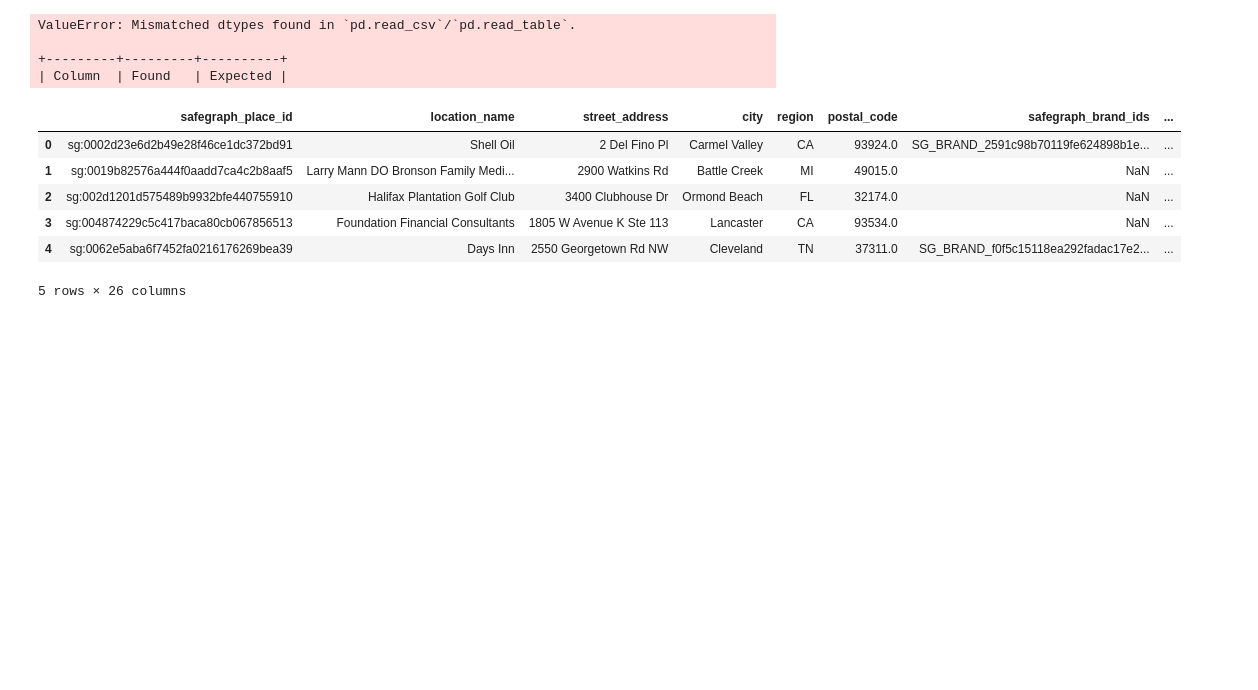
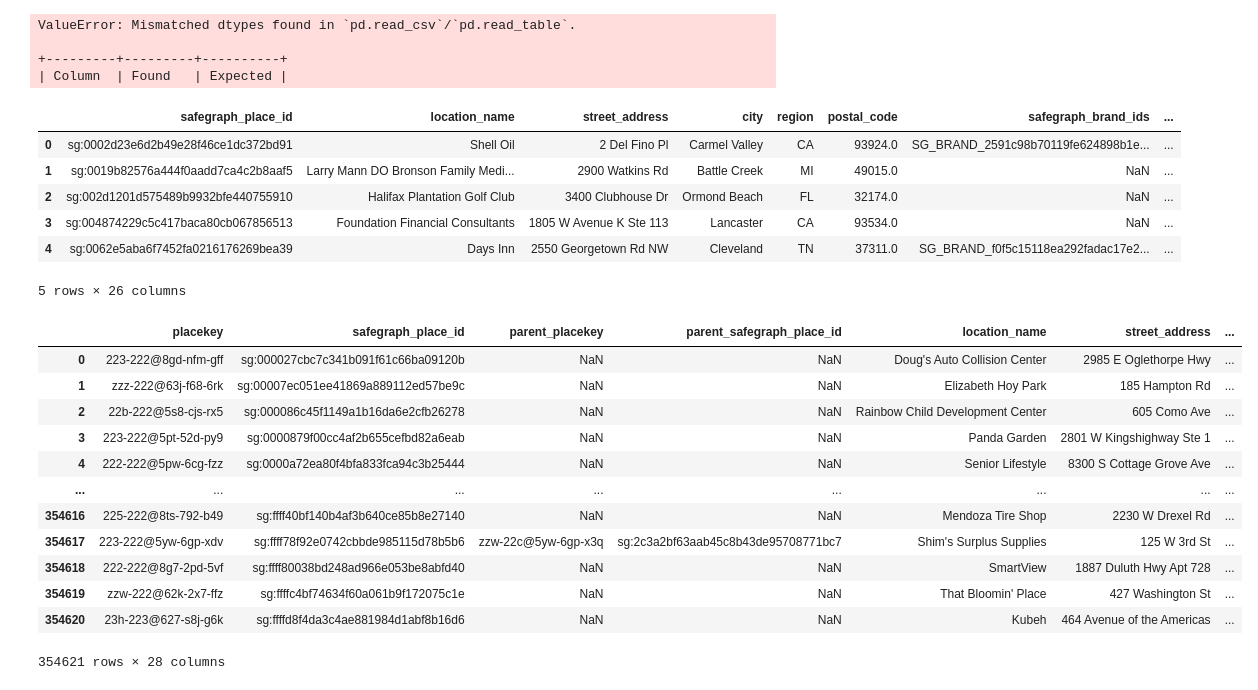
Before and after one commit to gladcolor/safegraph_code, a Jupyter notebook: patterns.ipynb, the cells around one changed output. Drawn from its saved outputs; the diff is of its cells as text; code cells hidden in the pictures; blank space fills up the shorter version.

```diff
--- a/patterns.ipynb
+++ b/patterns.ipynb
@@ -161,3 +232,19 @@ df.head(5)
 | 3 | sg:004874229c5c417baca80cb067856513 | Foundation Financial Consultants | 1805 W Avenue K Ste 113 | Lancaster | CA | 93534.0 | NaN | ... |
 | 4 | sg:0062e5aba6f7452fa0216176269bea39 | Days Inn | 2550 Georgetown Rd NW | Cleveland | TN | 37311.0 | SG_BRAND_f0f5c15118ea292fadac17e2... | ... |
 5 rows × 26 columns
+# %%
+df
+# %% [output]
+|  | placekey | safegraph_place_id | parent_placekey | parent_safegraph_place_id | location_name | street_address | ... |
+| 0 | 223-222@8gd-nfm-gff | sg:000027cbc7c341b091f61c66ba09120b | NaN | NaN | Doug's Auto Collision Center | 2985 E Oglethorpe Hwy | ... |
+| 1 | zzz-222@63j-f68-6rk | sg:00007ec051ee41869a889112ed57be9c | NaN | NaN | Elizabeth Hoy Park | 185 Hampton Rd | ... |
+| 2 | 22b-222@5s8-cjs-rx5 | sg:000086c45f1149a1b16da6e2cfb26278 | NaN | NaN | Rainbow Child Development Center | 605 Como Ave | ... |
+| 3 | 223-222@5pt-52d-py9 | sg:0000879f00cc4af2b655cefbd82a6eab | NaN | NaN | Panda Garden | 2801 W Kingshighway Ste 1 | ... |
+| 4 | 222-222@5pw-6cg-fzz | sg:0000a72ea80f4bfa833fca94c3b25444 | NaN | NaN | Senior Lifestyle | 8300 S Cottage Grove Ave | ... |
+| ... | ... | ... | ... | ... | ... | ... | ... |
+| 354616 | 225-222@8ts-792-b49 | sg:ffff40bf140b4af3b640ce85b8e27140 | NaN | NaN | Mendoza Tire Shop | 2230 W Drexel Rd | ... |
+| 354617 | 223-222@5yw-6gp-xdv | sg:ffff78f92e0742cbbde985115d78b5b6 | zzw-22c@5yw-6gp-x3q | sg:2c3a2bf63aab45c8b43de95708771bc7 | Shim's Surplus Supplies | 125 W 3rd St | ... |
+| 354618 | 222-222@8g7-2pd-5vf | sg:ffff80038bd248ad966e053be8abfd40 | NaN | NaN | SmartView | 1887 Duluth Hwy Apt 728 | ... |
+| 354619 | zzw-222@62k-2x7-ffz | sg:ffffc4bf74634f60a061b9f172075c1e | NaN | NaN | That Bloomin' Place | 427 Washington St | ... |
+| 354620 | 23h-223@627-s8j-g6k | sg:ffffd8f4da3c4ae881984d1abf8b16d6 | NaN | NaN | Kubeh | 464 Avenue of the Americas | ... |
+354621 rows × 28 columns
```
Also changed, not shown: parts of 11 cells of this notebook, 5 other files.
